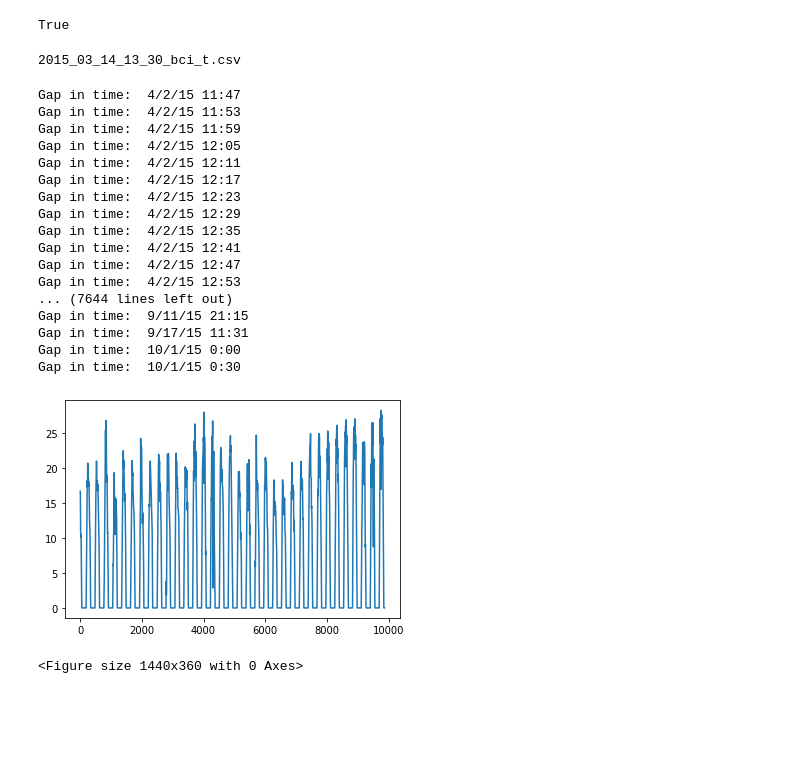
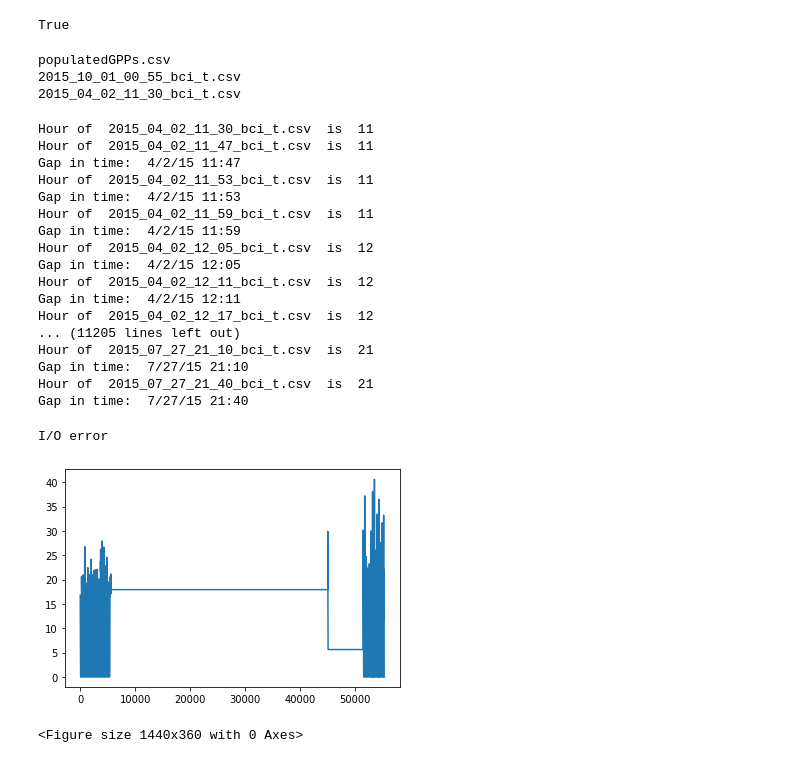
Before and after one commit to PJKarras/BCI-ML, a Jupyter notebook: makemaster.ipynb, the cells around one changed output. Saved outputs shown, nothing was run; the diff lists cells and outputs as text; code cells hidden in the pictures; blank space fills up the shorter version.

```diff
--- a/makemaster.ipynb
+++ b/makemaster.ipynb
@@ -57,13 +58,18 @@ masterFileName = "all-30min-Apr2018_working.csv"
 dateGPPList = pd.read_csv(masterFileName, usecols=col_list)
 dateGPPList = dateGPPList.set_index("date")
 
-
+csv_file1 = "populatedGPPs.csv"
 
 csvdataLocation = r"C:\Users\Peter\Desktop\Thermo_R_Code\FinalThermo\new2\csvdataFULL\BCIML_Dataset"
 (_, _, csvfiles) = next(os.walk(csvdataLocation))
-print(csvfiles[0])
+print(csvfiles[len(csvfiles)-1])
+csvfiles.remove(csv_file1)
+print(csvfiles[len(csvfiles)-1])
+print(csvfiles[5448])
 # %% [output]
-2015_03_14_13_30_bci_t.csv
+populatedGPPs.csv
+2015_10_01_00_55_bci_t.csv
+2015_04_02_11_30_bci_t.csv
 # %%
 # This chunk of code matches the file names from the old master file to the
 # names gotten from the "csvdata" folder, so that each thermal csv file has it's
@@ -82,7 +88,8 @@ dictList = list()
 counter = 0
 numLoops = len(csvfiles)
 oldGPP = -1.1
-for i in range(0, numLoops, 6):
+gapCounter = 0
+for i in range(5448, numLoops, 6):
     #GPPDataDict.clear()
     currFile = csvfiles[i]
     adaptedDate = change_csv_date(currFile)
@@ -90,6 +97,7 @@ for i in range(0, numLoops, 6):
         currGPP = dateGPPList.at[adaptedDate,"GPP"]
     except:
         print("Gap in time: ", adaptedDate)
+        gapCounter += 1
     if(i == 0):
         #GPPDataDict.update({currFile : currGPP})
         GPPDataDict = dict()
@@ -118,23 +126,23 @@ for i in range(0, numLoops, 6):
     oldGPP = currGPP + increment
     oldGPP = currGPP
 # %% [output]
+Hour of  2015_04_02_11_30_bci_t.csv  is  11
+Hour of  2015_04_02_11_47_bci_t.csv  is  11
 Gap in time:  4/2/15 11:47
+Hour of  2015_04_02_11_53_bci_t.csv  is  11
 Gap in time:  4/2/15 11:53
+Hour of  2015_04_02_11_59_bci_t.csv  is  11
 Gap in time:  4/2/15 11:59
+Hour of  2015_04_02_12_05_bci_t.csv  is  12
 Gap in time:  4/2/15 12:05
+Hour of  2015_04_02_12_11_bci_t.csv  is  12
 Gap in time:  4/2/15 12:11
-Gap in time:  4/2/15 12:17
-Gap in time:  4/2/15 12:23
-Gap in time:  4/2/15 12:29
-Gap in time:  4/2/15 12:35
-Gap in time:  4/2/15 12:41
-Gap in time:  4/2/15 12:47
-Gap in time:  4/2/15 12:53
-... (7644 lines left out)
-Gap in time:  9/11/15 21:15
-Gap in time:  9/17/15 11:31
-Gap in time:  10/1/15 0:00
-Gap in time:  10/1/15 0:30
+Hour of  2015_04_02_12_17_bci_t.csv  is  12
+... (11205 lines left out)
+Hour of  2015_07_27_21_10_bci_t.csv  is  21
+Gap in time:  7/27/15 21:10
+Hour of  2015_07_27_21_40_bci_t.csv  is  21
+Gap in time:  7/27/15 21:40
 # %%
 # This writes a NEW master file, with one column containing the
 # thermal csv file names, and the other column containing their
@@ -144,7 +152,7 @@ Gap in time:  10/1/15 0:30
 import csv
 saveLocation = csvdataLocation
 os.chdir(saveLocation)
-csv_file1 = "populatedGPPs.csv"
+#csv_file1 = "populatedGPPs.csv"
 csv_columns = ['FILE','GPP']
 try:
     with open(csv_file1, 'w') as csvfile:
@@ -154,20 +162,22 @@ try:
             writer.writerow(data)
 except IOError:
     print("I/O error")
+# %% [output]
+I/O error
 # %%
 import numpy as np
 import matplotlib.pyplot as plt
 
-#csv_master_path = r"C:/Users/Peter/Desktop/Thermo_R_Code/FinalThermo/new2/csvdataFULL/BCIML_Dataset/populatedGPPs.csv"
-csv_master_path = r"C:/Users/Peter/Desktop/Thermo_R_Code/FinalThermo/new2/csvdata10000/populatedGPPs.csv"
+csv_master_path = r"C:/Users/Peter/Desktop/Thermo_R_Code/FinalThermo/new2/csvdataFULL/BCIML_Dataset/populatedGPPs.csv"
+#csv_master_path = r"C:/Users/Peter/Desktop/Thermo_R_Code/FinalThermo/new2/csvdata10000/populatedGPPs.csv"
 data_info = pd.read_csv(csv_master_path)
 GPP_arr = np.asarray(data_info.iloc[:,1])
 fig=plt.figure()
 plt.plot(GPP_arr)
 plt.figure(figsize=(20,5))
 os.chdir(r"C:/Users/Peter/Desktop/Thermo_R_Code/FinalThermo/new2")
 fig.savefig('gpp_file.png')
 plt.show()
 # %% [output]
-[figure, old version]
+[figure, new version]
 <Figure size 1440x360 with 0 Axes>
```
Also changed, not shown: parts of 1 cell of this notebook.
